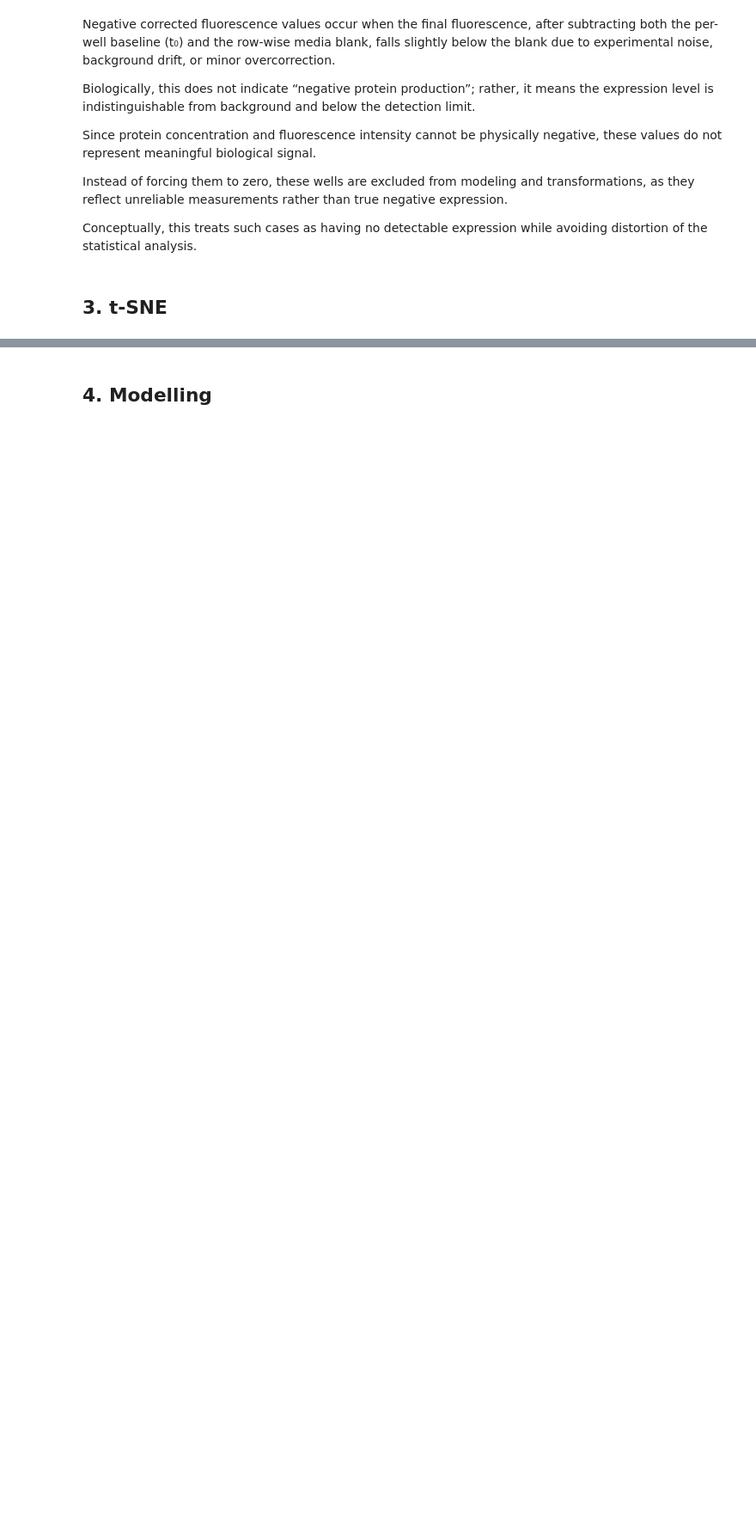
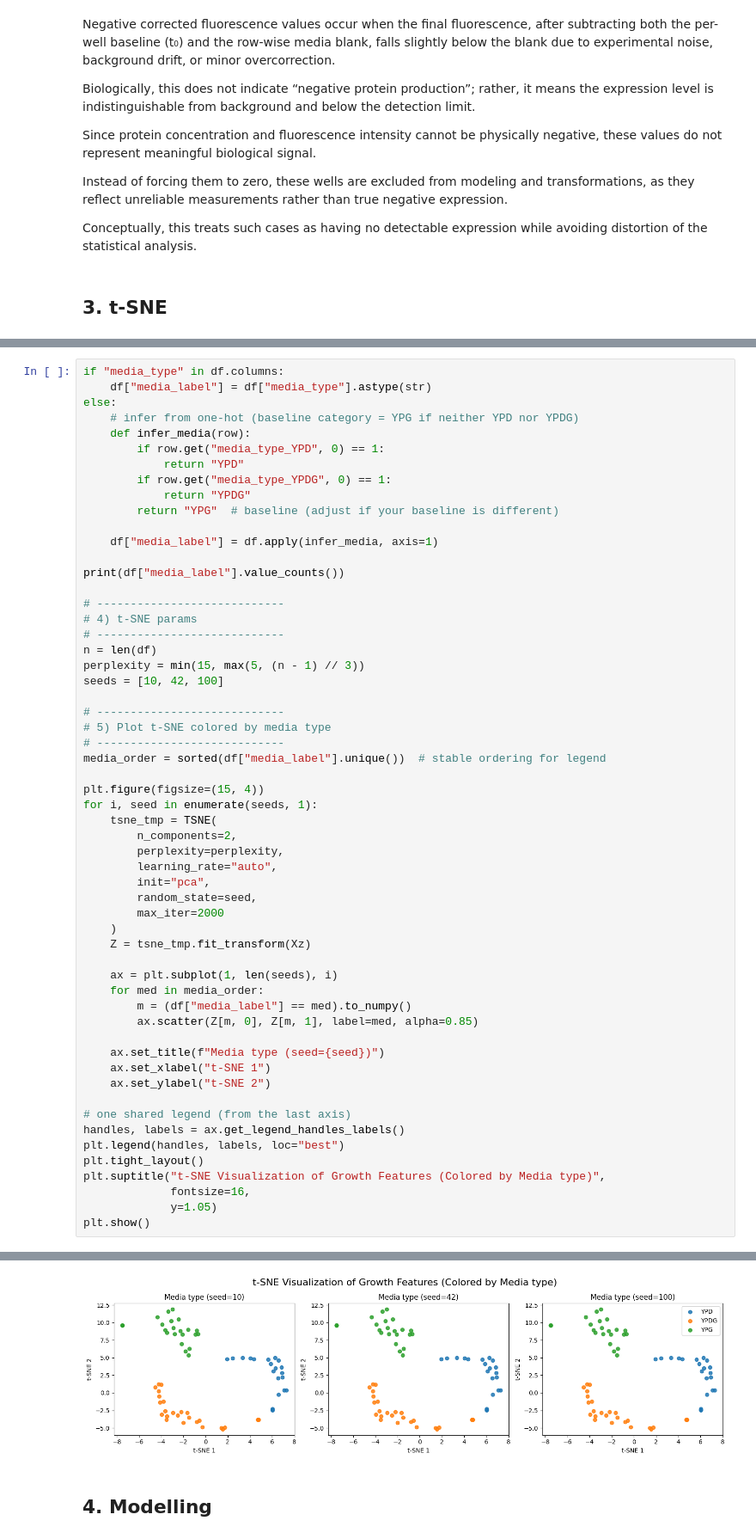
Before and after one commit to feixia2754/06642-Colab-Assignments, a Jupyter notebook: main3.ipynb, the cells around one changed output, grey strips where cells are left out. Shown at 86% size. Saved outputs shown, nothing was run; the diff lists cells and outputs as text; blank space fills up the shorter version.

```diff
--- a/main3.ipynb
+++ b/main3.ipynb
@@ -719,0 +905,58 @@ Overall, the plot supports the presence of biological signal in the features, bu
+# %%
+if "media_type" in df.columns:
+    df["media_label"] = df["media_type"].astype(str)
+else:
+    # infer from one-hot (baseline category = YPG if neither YPD nor YPDG)
+    def infer_media(row):
+        if row.get("media_type_YPD", 0) == 1:
+            return "YPD"
+        if row.get("media_type_YPDG", 0) == 1:
+            return "YPDG"
+        return "YPG"  # baseline (adjust if your baseline is different)
+
+    df["media_label"] = df.apply(infer_media, axis=1)
+
+print(df["media_label"].value_counts())
+
+# ----------------------------
+# 4) t-SNE params
+# ----------------------------
+n = len(df)
+perplexity = min(15, max(5, (n - 1) // 3))
+seeds = [10, 42, 100]
+
+# ----------------------------
+# 5) Plot t-SNE colored by media type
+# ----------------------------
+media_order = sorted(df["media_label"].unique())  # stable ordering for legend
+
+plt.figure(figsize=(15, 4))
+for i, seed in enumerate(seeds, 1):
+    tsne_tmp = TSNE(
+        n_components=2,
+        perplexity=perplexity,
+        learning_rate="auto",
+        init="pca",
+        random_state=seed,
+        max_iter=2000
+    )
+    Z = tsne_tmp.fit_transform(Xz)
+
+    ax = plt.subplot(1, len(seeds), i)
+    for med in media_order:
+        m = (df["media_label"] == med).to_numpy()
+        ax.scatter(Z[m, 0], Z[m, 1], label=med, alpha=0.85)
+
+    ax.set_title(f"Media type (seed={seed})")
+    ax.set_xlabel("t-SNE 1")
+    ax.set_ylabel("t-SNE 2")
+
+# one shared legend (from the last axis)
+handles, labels = ax.get_legend_handles_labels()
+plt.legend(handles, labels, loc="best")
+plt.tight_layout()
+plt.suptitle("t-SNE Visualization of Growth Features (Colored by Media type)",
+             fontsize=16,
+             y=1.05)
+plt.show()
+# %% [output]
@@ -720,3 +968,4 @@ Overall, the plot supports the presence of biological signal in the features, bu
+[figure, added]
 # %% [markdown]
 ## 4. Modelling
 # %%
```
Also changed, not shown: parts of 31 cells of this notebook.
